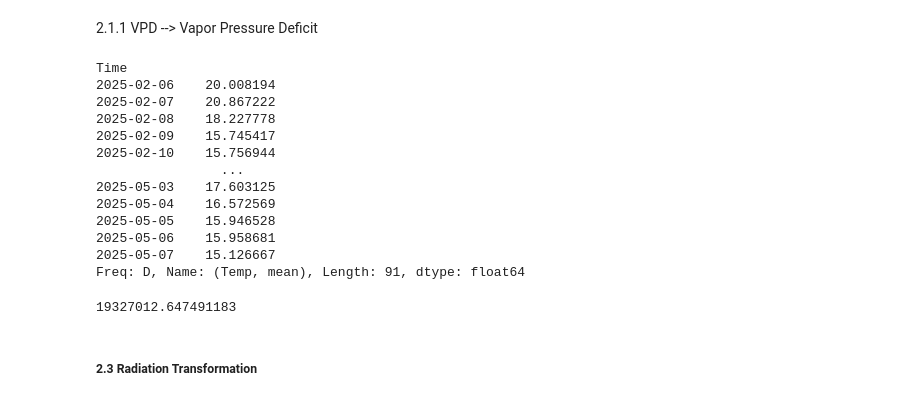
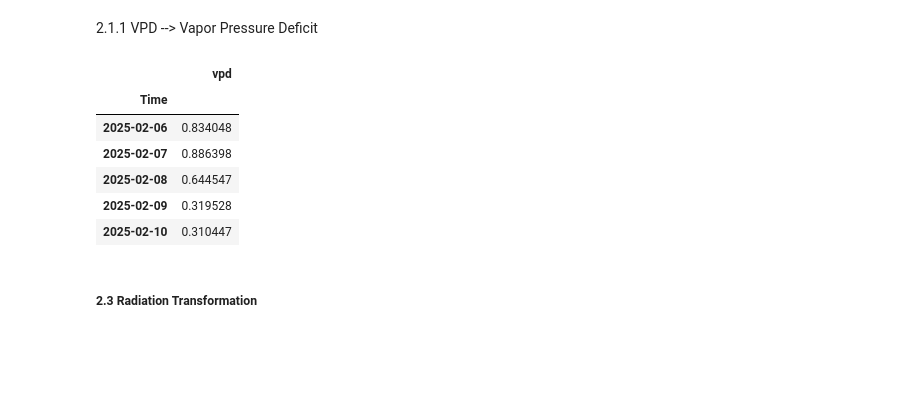
Before and after one commit to JorgeJolaUnal/tomato_climate_project, a Jupyter notebook: TL/TL.ipynb, the cells around one changed output. Saved outputs shown, nothing was run; the diff lists cells and outputs as text; code cells hidden in the pictures; blank space fills up the shorter version.

```diff
--- a/TL/TL.ipynb
+++ b/TL/TL.ipynb
@@ -135,27 +135,22 @@ hum_data_day.head(5)
 # %% [markdown]
 2.1.1 VPD --> Vapor Pressure Deficit
 # %%
+# Vapor de saturación (es)
+t=temp_data_day[('Temp',    'mean')]
+es=0.6108*np.exp((17.27*t)/(t+237.3))
+# Presion de vapor real
+ea=es*hum_data_day[('Hum',    'mean')]/100
 
-temp_data_day[('Temp',    'mean')]
+vpd=pd.DataFrame({'vpd':es-ea})
+vpd.head(5)
 # %% [output]
-Time
-2025-02-06    20.008194
-2025-02-07    20.867222
-2025-02-08    18.227778
-2025-02-09    15.745417
-2025-02-10    15.756944
-                ...
-2025-05-03    17.603125
-2025-05-04    16.572569
-2025-05-05    15.946528
-2025-05-06    15.958681
-2025-05-07    15.126667
-Freq: D, Name: (Temp, mean), Length: 91, dtype: float64
+|  | vpd |
+| Time |  |
+| 2025-02-06 | 0.834048 |
+| 2025-02-07 | 0.886398 |
+| 2025-02-08 | 0.644547 |
+| 2025-02-09 | 0.319528 |
+| 2025-02-10 | 0.310447 |
-# %%
-es=0.6108*np.exp((17.27))
-es
-# %% [output]
-19327012.647491183
 # %% [markdown]
 ##### 2.3 Radiation Transformation
 # %% [markdown]
```
Also changed, not shown: parts of 4 cells of this notebook, 11 other files.
